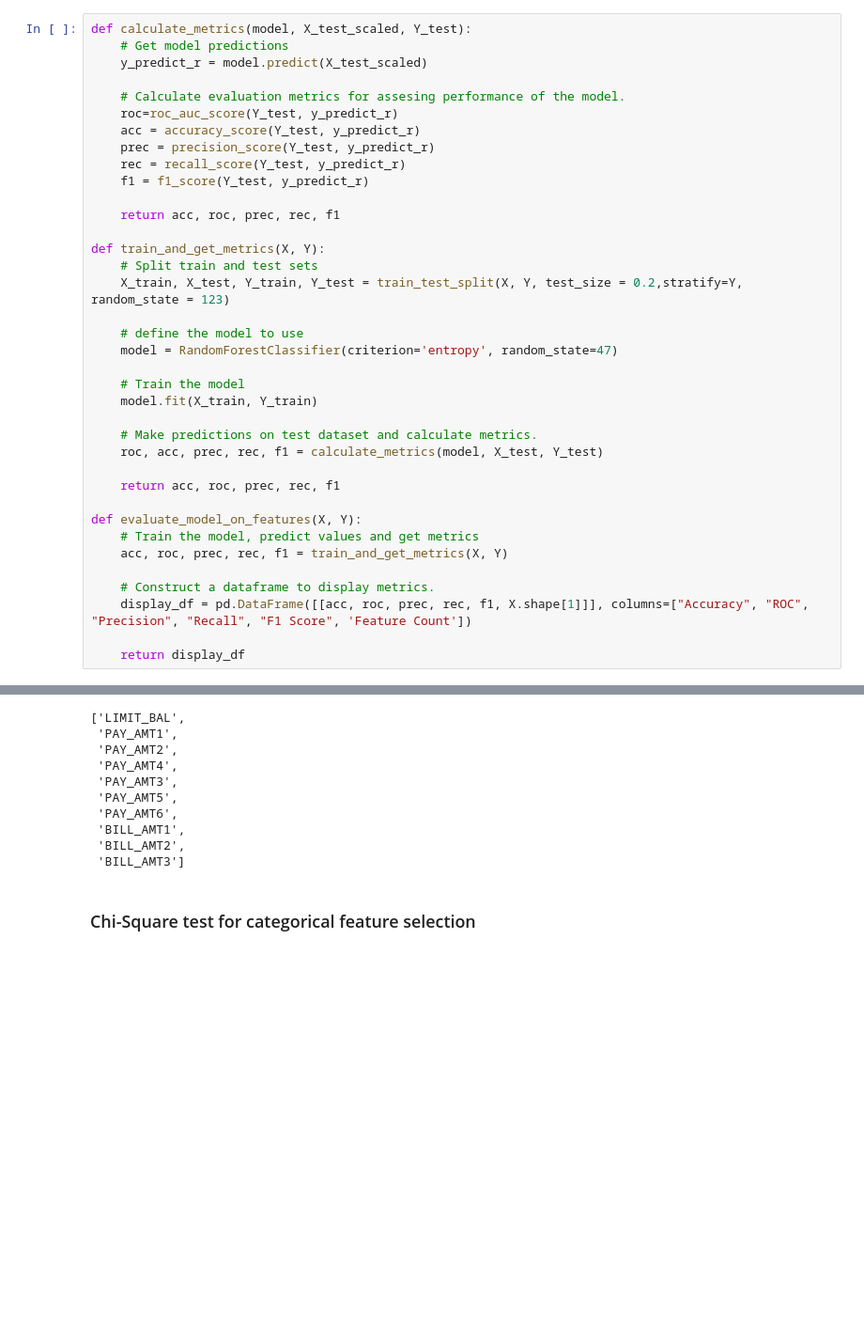
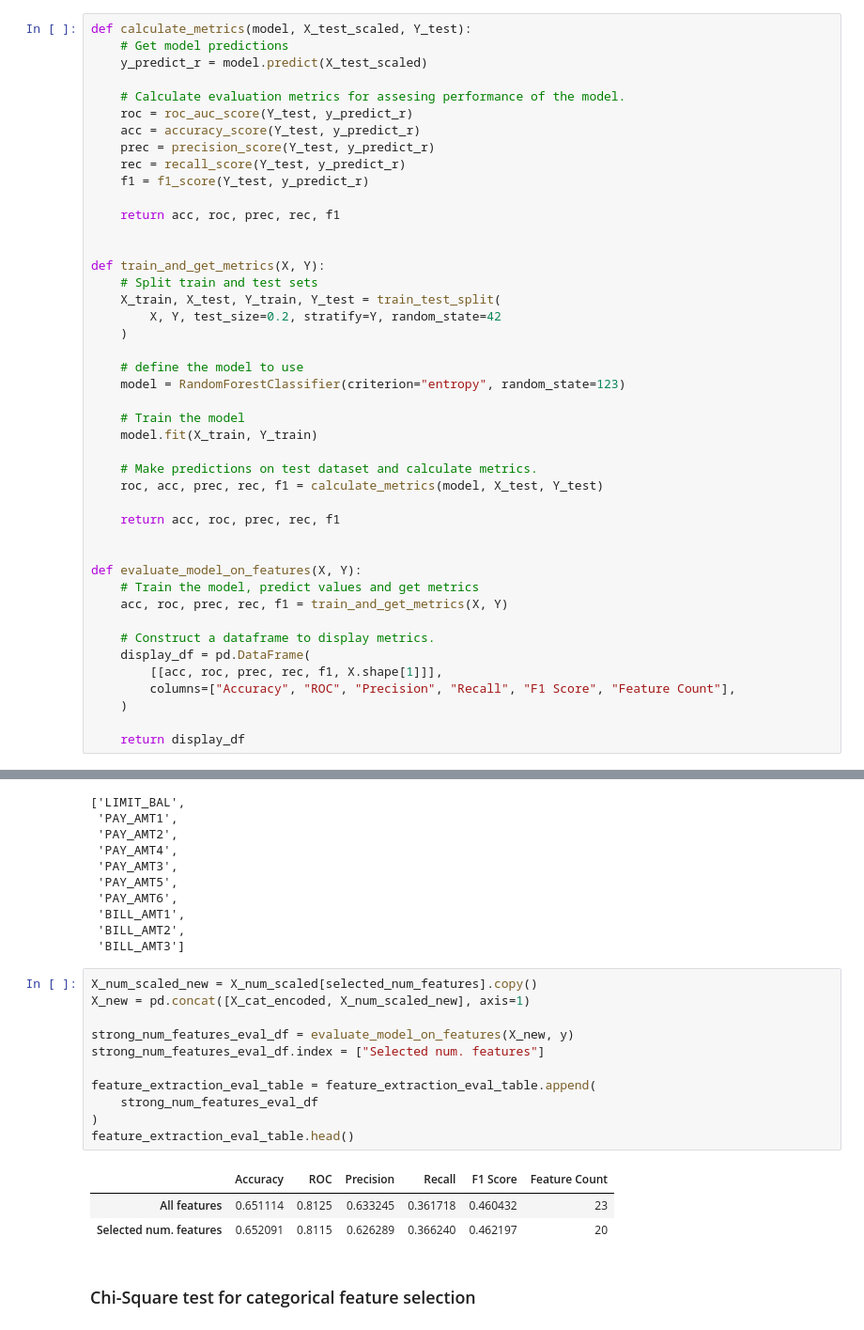
Before and after one commit to hoangphu7122002/vdtFirstProject, a Jupyter notebook: data selection.ipynb, the cells around one changed output, grey strips where cells are left out. Shown at 94% size. Drawn from its saved outputs; the diff is of its cells as text; blank space fills up the shorter version.

```diff
--- a/data selection.ipynb
+++ b/data selection.ipynb
@@ -115,7 +140,7 @@ def calculate_metrics(model, X_test_scaled, Y_test):
     y_predict_r = model.predict(X_test_scaled)
 
     # Calculate evaluation metrics for assesing performance of the model.
-    roc=roc_auc_score(Y_test, y_predict_r)
+    roc = roc_auc_score(Y_test, y_predict_r)
     acc = accuracy_score(Y_test, y_predict_r)
     prec = precision_score(Y_test, y_predict_r)
     rec = recall_score(Y_test, y_predict_r)
@@ -123,12 +148,15 @@ def calculate_metrics(model, X_test_scaled, Y_test):
 
     return acc, roc, prec, rec, f1
 
+
 def train_and_get_metrics(X, Y):
     # Split train and test sets
-    X_train, X_test, Y_train, Y_test = train_test_split(X, Y, test_size = 0.2,stratify=Y, random_state = 123)
+    X_train, X_test, Y_train, Y_test = train_test_split(
+        X, Y, test_size=0.2, stratify=Y, random_state=42
+    )
 
     # define the model to use
-    model = RandomForestClassifier(criterion='entropy', random_state=47)
+    model = RandomForestClassifier(criterion="entropy", random_state=123)
 
     # Train the model
     model.fit(X_train, Y_train)
@@ -138,11 +166,15 @@ def train_and_get_metrics(X, Y):
 
     return acc, roc, prec, rec, f1
 
+
 def evaluate_model_on_features(X, Y):
     # Train the model, predict values and get metrics
     acc, roc, prec, rec, f1 = train_and_get_metrics(X, Y)
 
     # Construct a dataframe to display metrics.
-    display_df = pd.DataFrame([[acc, roc, prec, rec, f1, X.shape[1]]], columns=["Accuracy", "ROC", "Precision", "Recall", "F1 Score", 'Feature Count'])
+    display_df = pd.DataFrame(
+        [[acc, roc, prec, rec, f1, X.shape[1]]],
+        columns=["Accuracy", "ROC", "Precision", "Recall", "F1 Score", "Feature Count"],
+    )
 
     return display_df
@@ -204,6 +249,21 @@ selected_num_features
  'BILL_AMT1',
  'BILL_AMT2',
  'BILL_AMT3']
+# %%
+X_num_scaled_new = X_num_scaled[selected_num_features].copy()
+X_new = pd.concat([X_cat_encoded, X_num_scaled_new], axis=1)
+
+strong_num_features_eval_df = evaluate_model_on_features(X_new, y)
+strong_num_features_eval_df.index = ["Selected num. features"]
+
+feature_extraction_eval_table = feature_extraction_eval_table.append(
+    strong_num_features_eval_df
+)
+feature_extraction_eval_table.head()
+# %% [output]
+|  | Accuracy | ROC | Precision | Recall | F1 Score | Feature Count |
+| All features | 0.651114 | 0.8125 | 0.633245 | 0.361718 | 0.460432 | 23 |
+| Selected num. features | 0.652091 | 0.8115 | 0.626289 | 0.366240 | 0.462197 | 20 |
 # %% [markdown]
 ### Chi-Square test for categorical feature selection
 # %%
```
Also changed, not shown: parts of 12 cells of this notebook.
